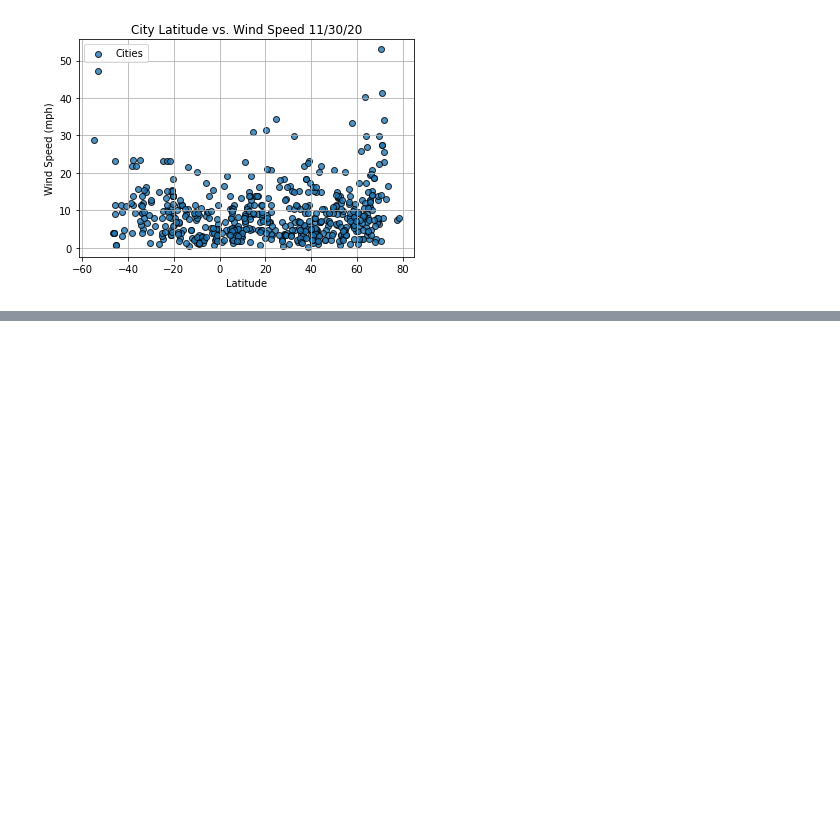
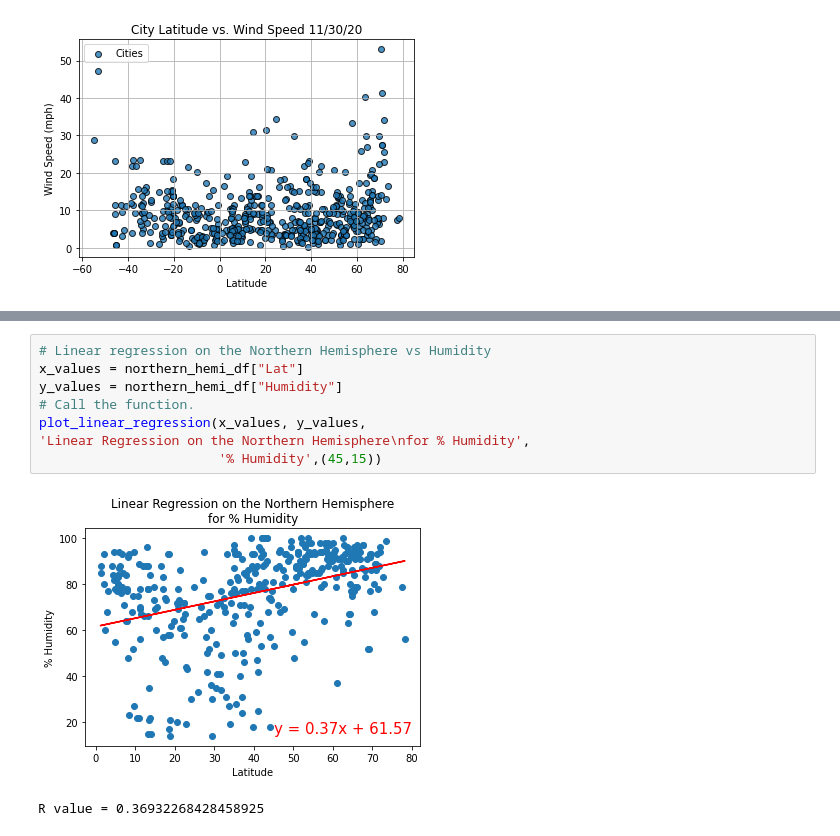
Before and after one commit to VinuthaBS/World_Weather_Analysis, a Jupyter notebook: WeatherPy.ipynb, the cells around one changed output, grey strips where cells are left out. Cells and saved outputs as stored; diff of their text form; blank space fills up the shorter version.

```diff
--- a/WeatherPy.ipynb
+++ b/WeatherPy.ipynb
@@ -265,0 +336,11 @@ plt.show()
+# %%
+# Linear regression on the Northern Hemisphere vs Humidity
+x_values = northern_hemi_df["Lat"]
+y_values = northern_hemi_df["Humidity"]
+# Call the function.
+plot_linear_regression(x_values, y_values,
+'Linear Regression on the Northern Hemisphere\nfor % Humidity',
+                       '% Humidity',(45,15))
+# %% [output]
+[figure, added]
+R value = 0.36932268428458925
```
Also changed, not shown: parts of 10 cells of this notebook.
